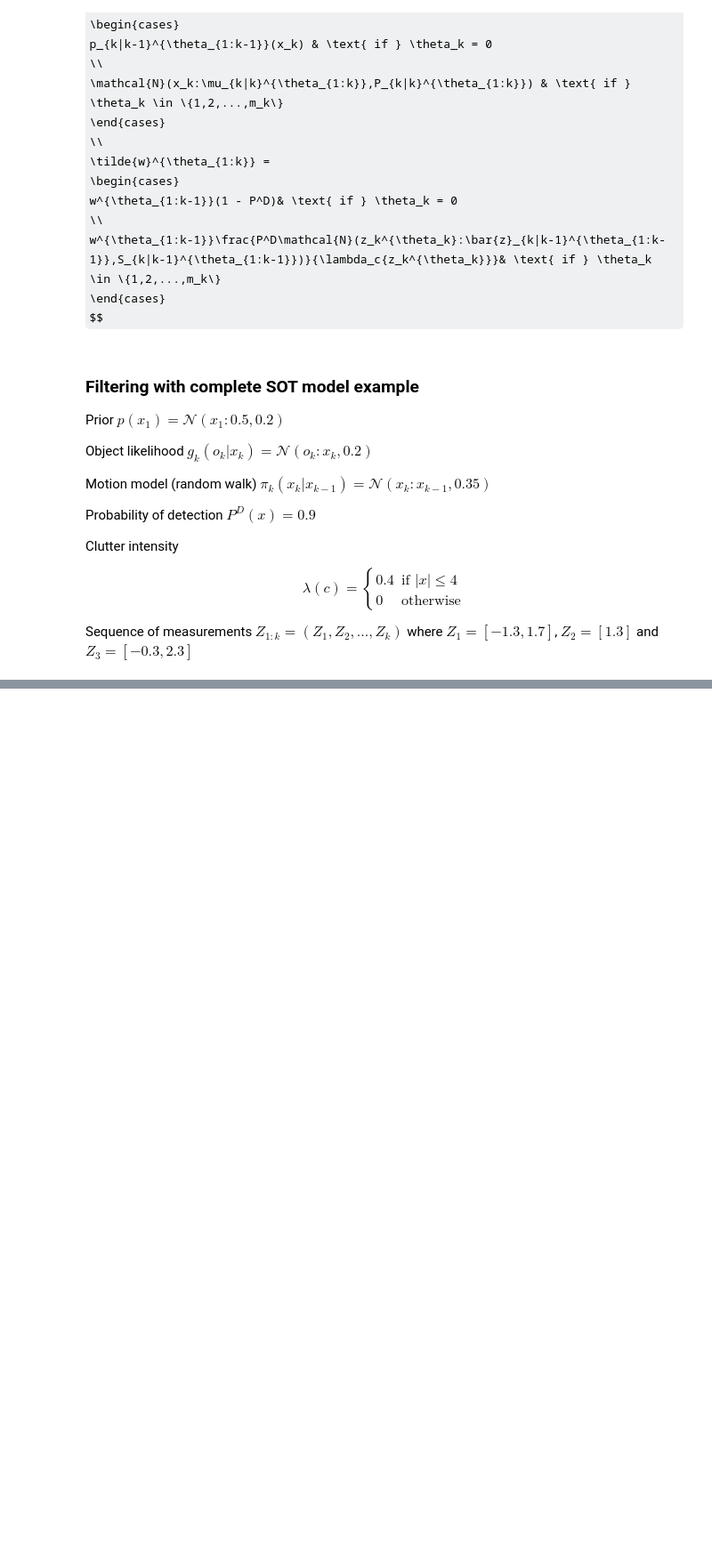
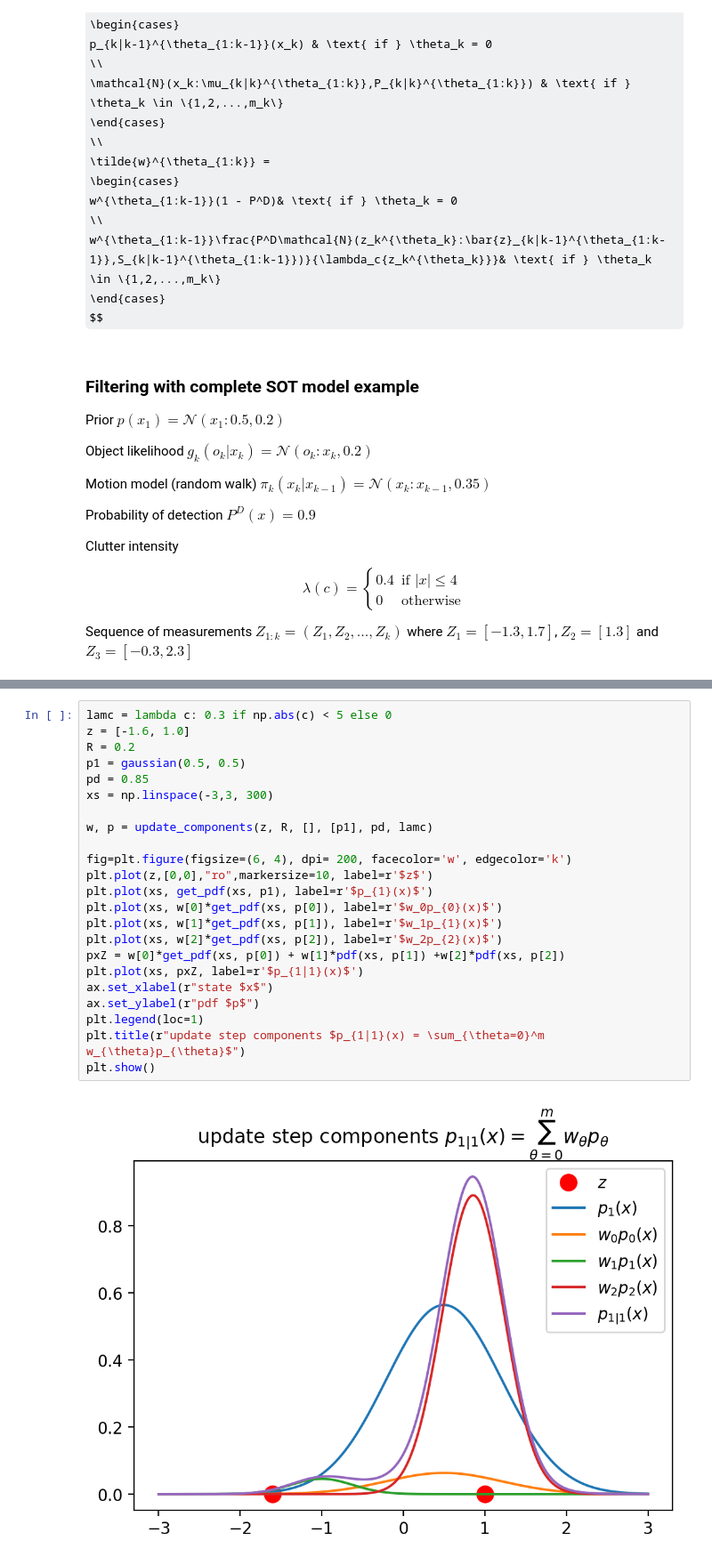
Before and after one commit to mihsamusev/bayesian_gym, a Jupyter notebook: py/Single object tracking in clutter.ipynb, the cells around one changed output, grey strips where cells are left out. Shown: that part at 89% size. Saved outputs shown, nothing was run; the diff lists cells and outputs as text; some formulas as TeX source; blank space fills up the shorter version.

```diff
--- a/py/Single object tracking in clutter.ipynb
+++ b/py/Single object tracking in clutter.ipynb
@@ -1220,0 +1370,25 @@ Text(0.5, 1.0, 'mixture weights')
+# %%
+lamc = lambda c: 0.3 if np.abs(c) < 5 else 0
+z = [-1.6, 1.0]
+R = 0.2
+p1 = gaussian(0.5, 0.5)
+pd = 0.85
+xs = np.linspace(-3,3, 300)
+
+w, p = update_components(z, R, [], [p1], pd, lamc)
+
+fig=plt.figure(figsize=(6, 4), dpi= 200, facecolor='w', edgecolor='k')
+plt.plot(z,[0,0],"ro",markersize=10, label=r'$z$')
+plt.plot(xs, get_pdf(xs, p1), label=r'$p_{1}(x)$')
+plt.plot(xs, w[0]*get_pdf(xs, p[0]), label=r'$w_0p_{0}(x)$')
+plt.plot(xs, w[1]*get_pdf(xs, p[1]), label=r'$w_1p_{1}(x)$')
+plt.plot(xs, w[2]*get_pdf(xs, p[2]), label=r'$w_2p_{2}(x)$')
+pxZ = w[0]*get_pdf(xs, p[0]) + w[1]*pdf(xs, p[1]) +w[2]*pdf(xs, p[2])
+plt.plot(xs, pxZ, label=r'$p_{1|1}(x)$')
+ax.set_xlabel(r"state $x$")
+ax.set_ylabel(r"pdf $p$")
+plt.legend(loc=1)
+plt.title(r"update step components $p_{1|1}(x) = \sum_{\theta=0}^m w_{\theta}p_{\theta}$")
+plt.show()
+# %% [output]
+[figure, added]
```
Also changed, not shown: parts of 4 cells of this notebook.
